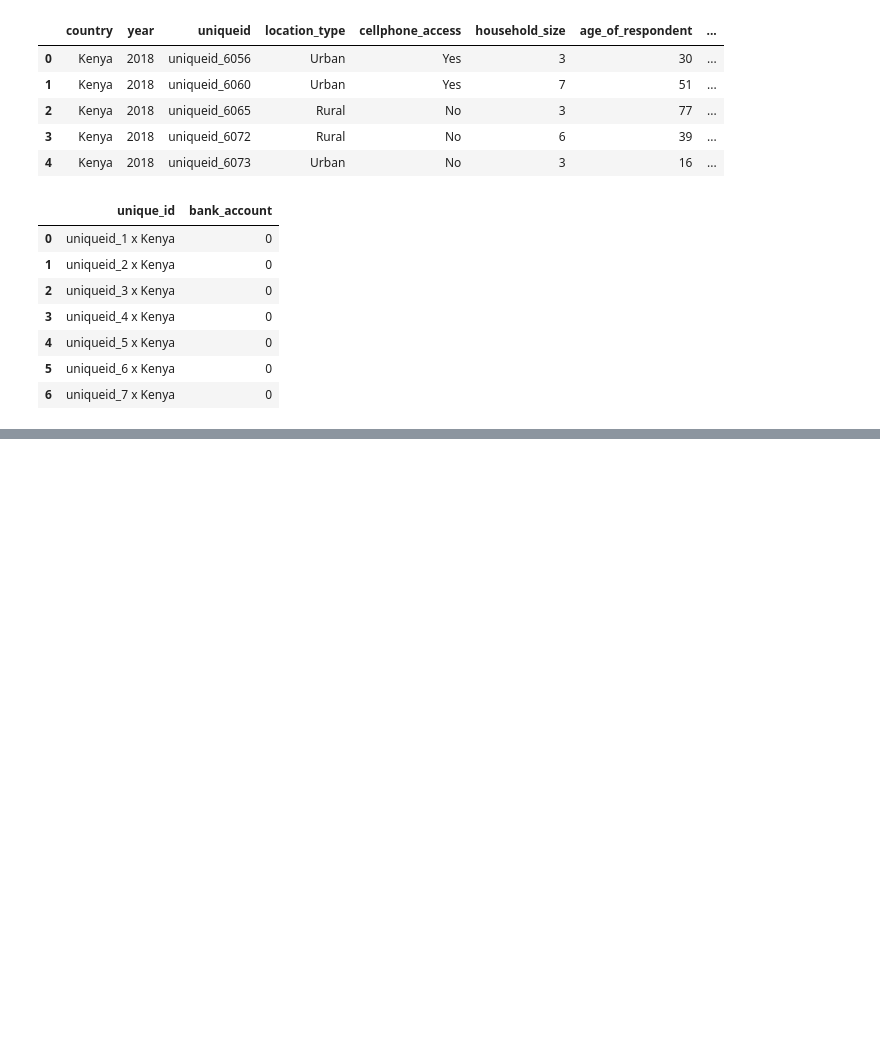
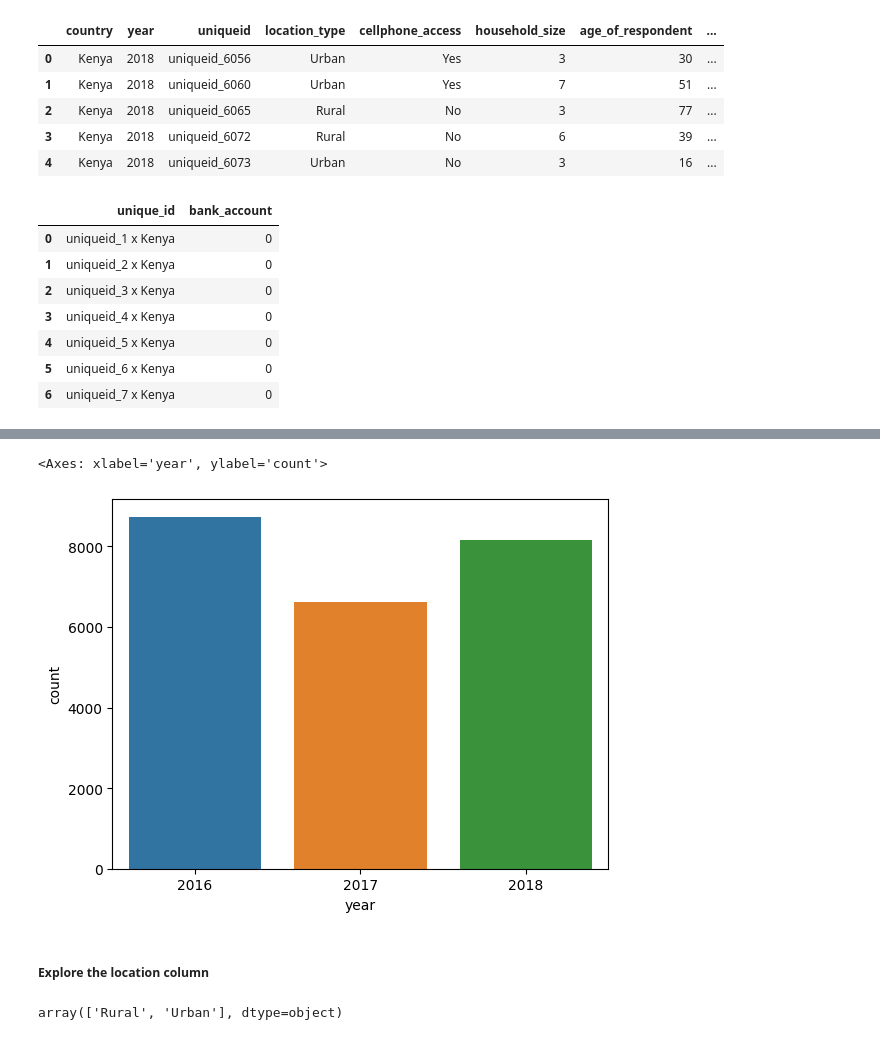
Before and after one commit to Njeri-Gitome/Financial_Inclusion_in_Africa, a Jupyter notebook: financial.ipynb, the cells around one changed output, grey strips where cells are left out. Saved outputs shown, nothing was run; the diff lists cells and outputs as text; code cells hidden in the pictures; blank space fills up the shorter version.

```diff
--- a/financial.ipynb
+++ b/financial.ipynb
@@ -52,0 +124,11 @@ sample.head(7)
+# %%
+sns.countplot(train, x='year')
+# %% [output]
+<Axes: xlabel='year', ylabel='count'>
+[figure, added]
+# %% [markdown]
+##### Explore the location column
+# %%
+train['location_type'].unique()
+# %% [output]
+array(['Rural', 'Urban'], dtype=object)
```
Also changed, not shown: parts of 18 cells of this notebook.
